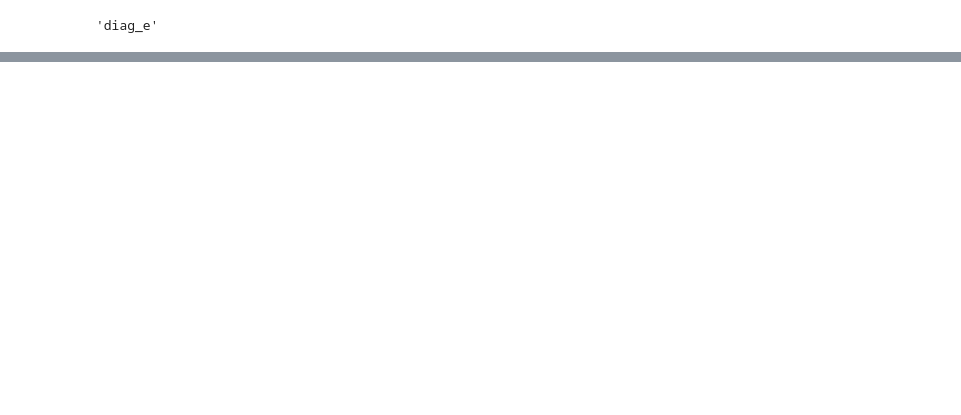
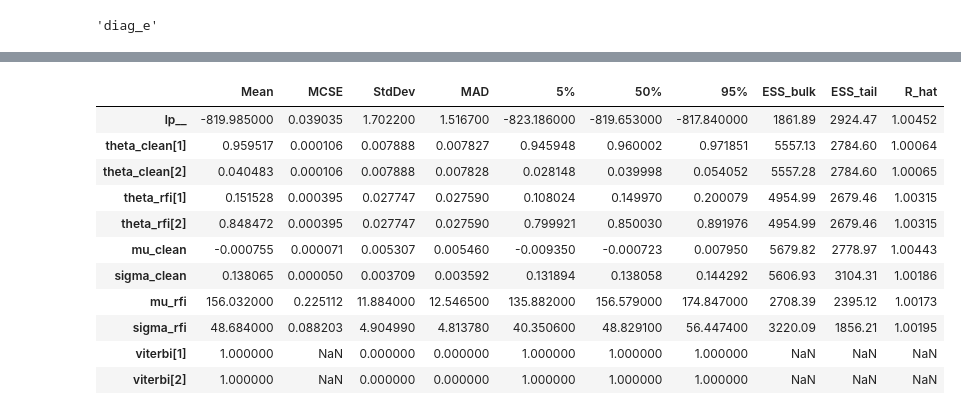
Before and after one commit to baron-de-montblanc/rfi_characterization, a Jupyter notebook: notebooks/run_stan.ipynb, the cells around one changed output, grey strips where cells are left out. Cells and saved outputs as stored; diff of their text form; code cells hidden in the pictures; blank space fills up the shorter version.

```diff
--- a/notebooks/run_stan.ipynb
+++ b/notebooks/run_stan.ipynb
@@ -156,0 +205,15 @@ plt.show()
+# %%
+fit.summary()[:11]
+# %% [output]
+|  | Mean | MCSE | StdDev | MAD | 5% | 50% | 95% | ESS_bulk | ESS_tail | R_hat |
+| lp__ | -819.985000 | 0.039035 | 1.702200 | 1.516700 | -823.186000 | -819.653000 | -817.840000 | 1861.89 | 2924.47 | 1.00452 |
+| theta_clean[1] | 0.959517 | 0.000106 | 0.007888 | 0.007827 | 0.945948 | 0.960002 | 0.971851 | 5557.13 | 2784.60 | 1.00064 |
+| theta_clean[2] | 0.040483 | 0.000106 | 0.007888 | 0.007828 | 0.028148 | 0.039998 | 0.054052 | 5557.28 | 2784.60 | 1.00065 |
+| theta_rfi[1] | 0.151528 | 0.000395 | 0.027747 | 0.027590 | 0.108024 | 0.149970 | 0.200079 | 4954.99 | 2679.46 | 1.00315 |
+| theta_rfi[2] | 0.848472 | 0.000395 | 0.027747 | 0.027590 | 0.799921 | 0.850030 | 0.891976 | 4954.99 | 2679.46 | 1.00315 |
+| mu_clean | -0.000755 | 0.000071 | 0.005307 | 0.005460 | -0.009350 | -0.000723 | 0.007950 | 5679.82 | 2778.97 | 1.00443 |
+| sigma_clean | 0.138065 | 0.000050 | 0.003709 | 0.003592 | 0.131894 | 0.138058 | 0.144292 | 5606.93 | 3104.31 | 1.00186 |
+| mu_rfi | 156.032000 | 0.225112 | 11.884000 | 12.546500 | 135.882000 | 156.579000 | 174.847000 | 2708.39 | 2395.12 | 1.00173 |
+| sigma_rfi | 48.684000 | 0.088203 | 4.904990 | 4.813780 | 40.350600 | 48.829100 | 56.447400 | 3220.09 | 1856.21 | 1.00195 |
+| viterbi[1] | 1.000000 | NaN | 0.000000 | 0.000000 | 1.000000 | 1.000000 | 1.000000 | NaN | NaN | NaN |
+| viterbi[2] | 1.000000 | NaN | 0.000000 | 0.000000 | 1.000000 | 1.000000 | 1.000000 | NaN | NaN | NaN |
```
Also changed, not shown: parts of 13 cells of this notebook, 3 other files.
